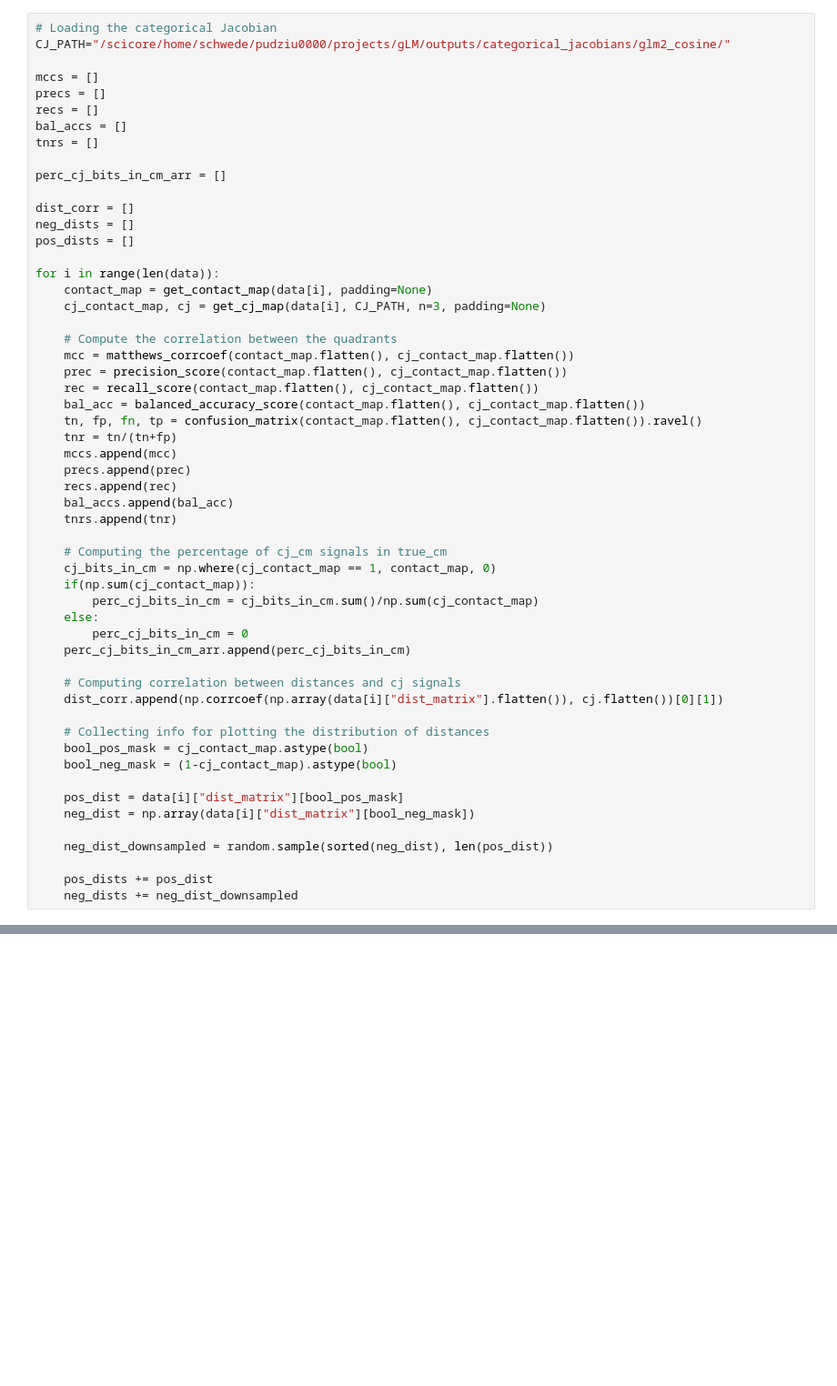
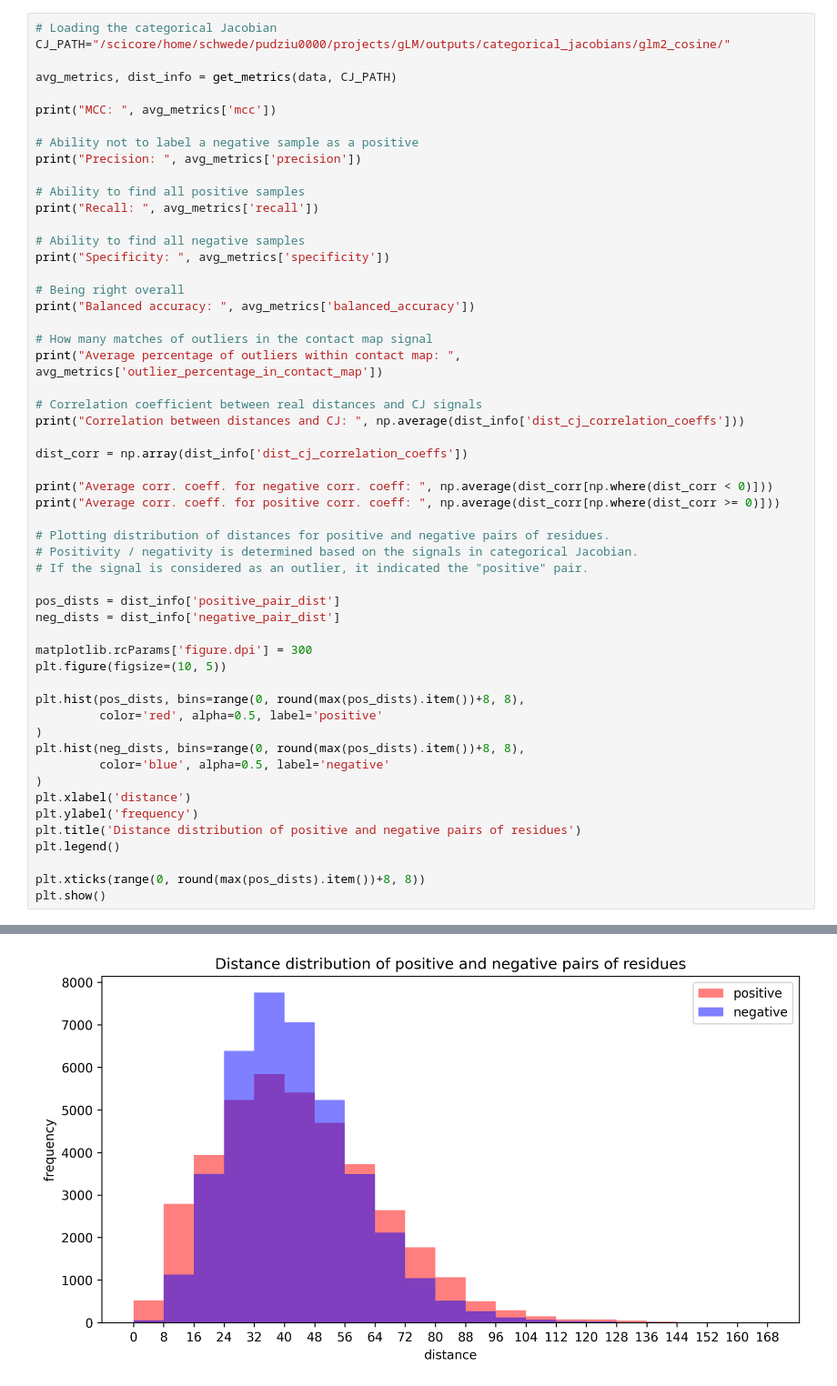
Before and after one commit to ievapudz/gLM_PPI_XAI, a Jupyter notebook: contact_map.ipynb, the cells around one changed output, grey strips where cells are left out. Shown at 91% size. Drawn from its saved outputs; the diff is of its cells as text; blank space fills up the shorter version.

Commit message:
Put computation of metrics to the dedicated function. Executed computations with MINT CJs.

```diff
--- a/contact_map.ipynb
+++ b/contact_map.ipynb
@@ -160,55 +254,54 @@ len(data)
 # Loading the categorical Jacobian
 CJ_PATH="/scicore/home/schwede/pudziu0000/projects/gLM/outputs/categorical_jacobians/glm2_cosine/"
 
-mccs = []
-precs = []
-recs = []
-bal_accs = []
-tnrs = []
+avg_metrics, dist_info = get_metrics(data, CJ_PATH)
 
-perc_cj_bits_in_cm_arr = []
+print("MCC: ", avg_metrics['mcc'])
 
-dist_corr = []
-neg_dists = []
-pos_dists = []
+# Ability not to label a negative sample as a positive
+print("Precision: ", avg_metrics['precision'])
 
-for i in range(len(data)):
-    contact_map = get_contact_map(data[i], padding=None)
-    cj_contact_map, cj = get_cj_map(data[i], CJ_PATH, n=3, padding=None)
+# Ability to find all positive samples
+print("Recall: ", avg_metrics['recall'])
 
-    # Compute the correlation between the quadrants
-    mcc = matthews_corrcoef(contact_map.flatten(), cj_contact_map.flatten())
-    prec = precision_score(contact_map.flatten(), cj_contact_map.flatten())
-    rec = recall_score(contact_map.flatten(), cj_contact_map.flatten())
-    bal_acc = balanced_accuracy_score(contact_map.flatten(), cj_contact_map.flatten())
-    tn, fp, fn, tp = confusion_matrix(contact_map.flatten(), cj_contact_map.flatten()).ravel()
-    tnr = tn/(tn+fp)
-    mccs.append(mcc)
-    precs.append(prec)
-    recs.append(rec)
-    bal_accs.append(bal_acc)
-    tnrs.append(tnr)
+# Ability to find all negative samples
+print("Specificity: ", avg_metrics['specificity'])
 
-    # Computing the percentage of cj_cm signals in true_cm
-    cj_bits_in_cm = np.where(cj_contact_map == 1, contact_map, 0)
-    if(np.sum(cj_contact_map)):
-        perc_cj_bits_in_cm = cj_bits_in_cm.sum()/np.sum(cj_contact_map)
-    else:
-        perc_cj_bits_in_cm = 0
-    perc_cj_bits_in_cm_arr.append(perc_cj_bits_in_cm)
+# Being right overall
+print("Balanced accuracy: ", avg_metrics['balanced_accuracy'])
 
-    # Computing correlation between distances and cj signals
-    dist_corr.append(np.corrcoef(np.array(data[i]["dist_matrix"].flatten()), cj.flatten())[0][1])
+# How many matches of outliers in the contact map signal
+print("Average percentage of outliers within contact map: ", avg_metrics['outlier_percentage_in_contact_map'])
 
-    # Collecting info for plotting the distribution of distances
-    bool_pos_mask = cj_contact_map.astype(bool)
-    bool_neg_mask = (1-cj_contact_map).astype(bool)
+# Correlation coefficient between real distances and CJ signals
+print("Correlation between distances and CJ: ", np.average(dist_info['dist_cj_correlation_coeffs']))
 
-    pos_dist = data[i]["dist_matrix"][bool_pos_mask]
-    neg_dist = np.array(data[i]["dist_matrix"][bool_neg_mask])
+dist_corr = np.array(dist_info['dist_cj_correlation_coeffs'])
 
-    neg_dist_downsampled = random.sample(sorted(neg_dist), len(pos_dist))
+print("Average corr. coeff. for negative corr. coeff: ", np.average(dist_corr[np.where(dist_corr < 0)]))
+print("Average corr. coeff. for positive corr. coeff: ", np.average(dist_corr[np.where(dist_corr >= 0)]))
 
-    pos_dists += pos_dist
-    neg_dists += neg_dist_downsampled
+# Plotting distribution of distances for positive and negative pairs of residues.
+# Positivity / negativity is determined based on the signals in categorical Jacobian.
+# If the signal is considered as an outlier, it indicated the "positive" pair.
+
+pos_dists = dist_info['positive_pair_dist']
+neg_dists = dist_info['negative_pair_dist']
+
+matplotlib.rcParams['figure.dpi'] = 300
+plt.figure(figsize=(10, 5))
+
+plt.hist(pos_dists, bins=range(0, round(max(pos_dists).item())+8, 8),
+         color='red', alpha=0.5, label='positive'
+)
+plt.hist(neg_dists, bins=range(0, round(max(pos_dists).item())+8, 8),
+         color='blue', alpha=0.5, label='negative'
+)
+plt.xlabel('distance')
+plt.ylabel('frequency')
+plt.title('Distance distribution of positive and negative pairs of residues')
+plt.legend()
+
+plt.xticks(range(0, round(max(pos_dists).item())+8, 8))
+plt.show()
 # %% [output]
@@ -215,0 +317 @@ ValueError: all the input array dimensions except for the concatenation axis mus
+[figure, added]
```
Also changed, not shown: parts of 8 cells of this notebook.
